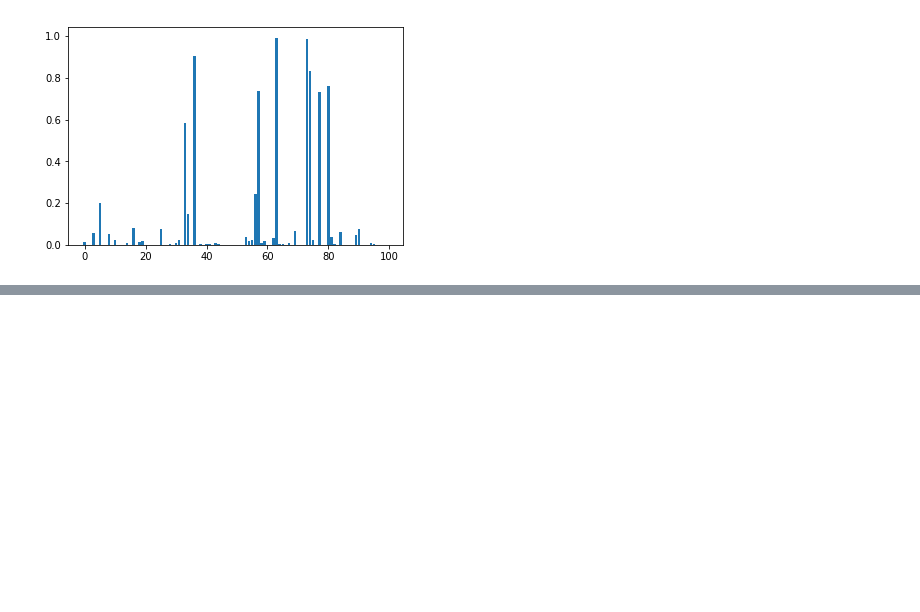
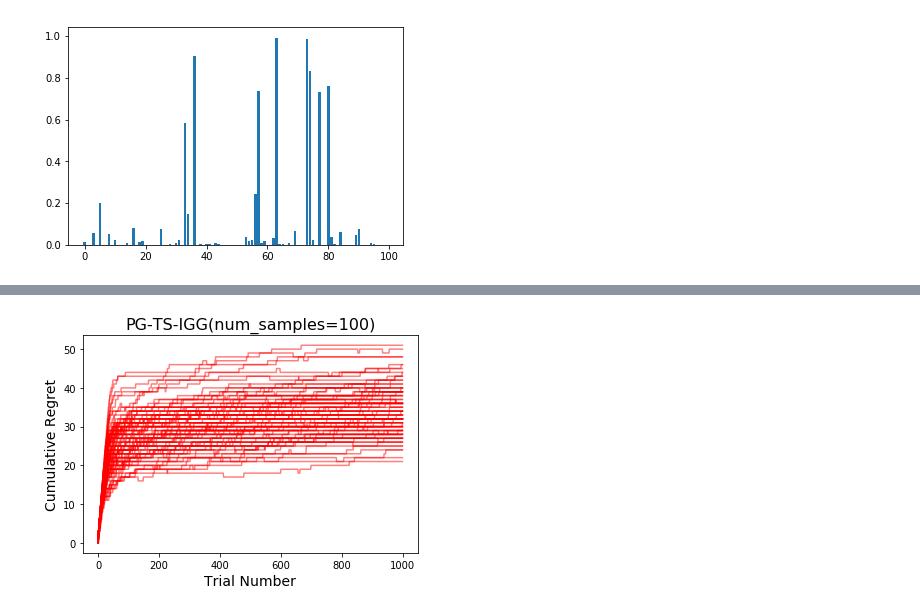
Before and after one commit to banditry/banditry, a Jupyter notebook: notebooks/pg-ts-extensions.ipynb, the cells around one changed output, grey strips where cells are left out. Drawn from its saved outputs; the diff is of its cells as text; code cells hidden in the pictures; blank space fills up the shorter version.

```diff
--- a/notebooks/pg-ts-extensions.ipynb
+++ b/notebooks/pg-ts-extensions.ipynb
@@ -572,0 +572,5 @@ igg_50_rewards, igg_50_optimal_rewards = experiment.run(num_replications=100)
+# %%
+plot_cum_regret(igg_100_rewards, igg_100_optimal_rewards,
+                title='PG-TS-IGG(num_samples=100)');
+# %% [output]
+[figure, added]
```
Also changed, not shown: parts of 8 cells of this notebook, 1 other file.
